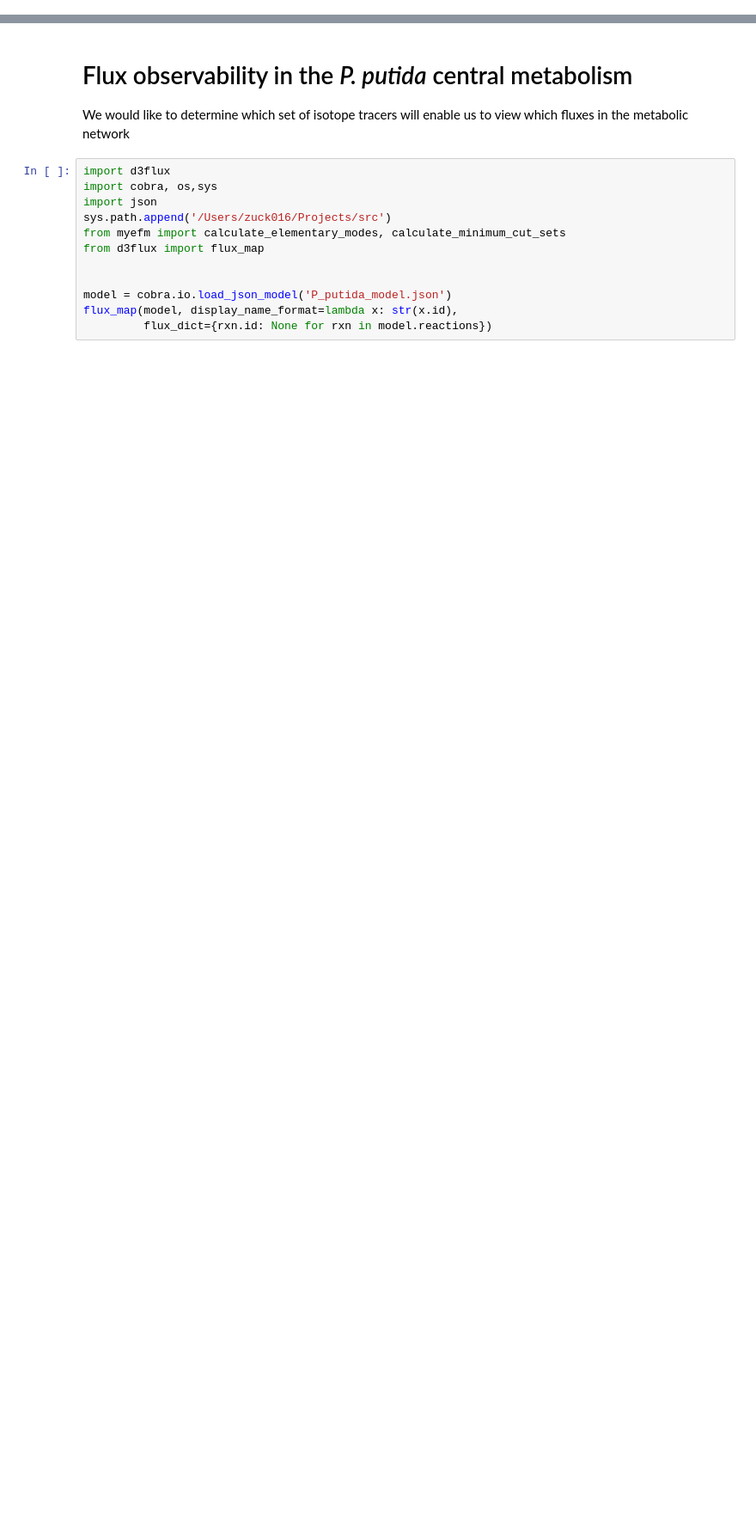
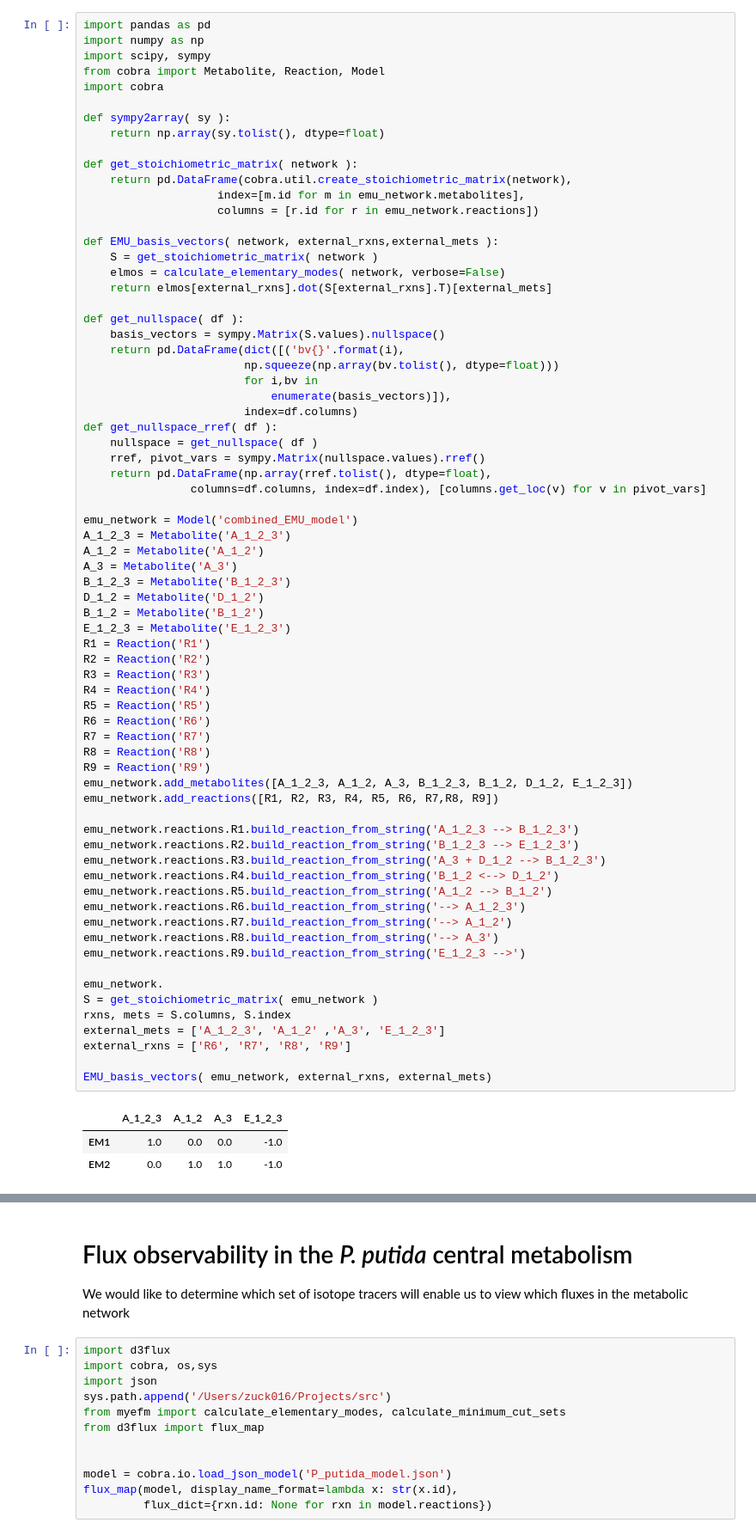
Before and after one commit to AgileBioFoundry/EMSL-Summer-School-2021-fluxomics, a Jupyter notebook: flux observability analysis.ipynb, the cells around one changed output, grey strips where cells are left out. Shown at 86% size. Saved outputs shown, nothing was run; the diff lists cells and outputs as text; blank space fills up the shorter version.

Commit message:
Added EMU basis vector analysis and Figure 3 emu network to git

```diff
--- a/flux observability analysis.ipynb
+++ b/flux observability analysis.ipynb
@@ -0,0 +5,74 @@
+# %%
+import pandas as pd
+import numpy as np
+import scipy, sympy
+from cobra import Metabolite, Reaction, Model
+import cobra
+
+def sympy2array( sy ):
+    return np.array(sy.tolist(), dtype=float)
+
+def get_stoichiometric_matrix( network ):
+    return pd.DataFrame(cobra.util.create_stoichiometric_matrix(network),
+                    index=[m.id for m in emu_network.metabolites],
+                    columns = [r.id for r in emu_network.reactions])
+
+def EMU_basis_vectors( network, external_rxns,external_mets ):
+    S = get_stoichiometric_matrix( network )
+    elmos = calculate_elementary_modes( network, verbose=False)
+    return elmos[external_rxns].dot(S[external_rxns].T)[external_mets]
+
+def get_nullspace( df ):
+    basis_vectors = sympy.Matrix(S.values).nullspace()
+    return pd.DataFrame(dict([('bv{}'.format(i),
+                        np.squeeze(np.array(bv.tolist(), dtype=float)))
+                        for i,bv in
+                            enumerate(basis_vectors)]),
+                        index=df.columns)
+def get_nullspace_rref( df ):
+    nullspace = get_nullspace( df )
+    rref, pivot_vars = sympy.Matrix(nullspace.values).rref()
+    return pd.DataFrame(np.array(rref.tolist(), dtype=float),
+                columns=df.columns, index=df.index), [columns.get_loc(v) for v in pivot_vars]
+
+emu_network = Model('combined_EMU_model')
+A_1_2_3 = Metabolite('A_1_2_3')
+A_1_2 = Metabolite('A_1_2')
+A_3 = Metabolite('A_3')
+B_1_2_3 = Metabolite('B_1_2_3')
+D_1_2 = Metabolite('D_1_2')
+B_1_2 = Metabolite('B_1_2')
+E_1_2_3 = Metabolite('E_1_2_3')
+R1 = Reaction('R1')
+R2 = Reaction('R2')
+R3 = Reaction('R3')
+R4 = Reaction('R4')
+R5 = Reaction('R5')
+R6 = Reaction('R6')
+R7 = Reaction('R7')
+R8 = Reaction('R8')
+R9 = Reaction('R9')
+emu_network.add_metabolites([A_1_2_3, A_1_2, A_3, B_1_2_3, B_1_2, D_1_2, E_1_2_3])
+emu_network.add_reactions([R1, R2, R3, R4, R5, R6, R7,R8, R9])
+
+emu_network.reactions.R1.build_reaction_from_string('A_1_2_3 --> B_1_2_3')
+emu_network.reactions.R2.build_reaction_from_string('B_1_2_3 --> E_1_2_3')
+emu_network.reactions.R3.build_reaction_from_string('A_3 + D_1_2 --> B_1_2_3')
+emu_network.reactions.R4.build_reaction_from_string('B_1_2 <--> D_1_2')
+emu_network.reactions.R5.build_reaction_from_string('A_1_2 --> B_1_2')
+emu_network.reactions.R6.build_reaction_from_string('--> A_1_2_3')
+emu_network.reactions.R7.build_reaction_from_string('--> A_1_2')
+emu_network.reactions.R8.build_reaction_from_string('--> A_3')
+emu_network.reactions.R9.build_reaction_from_string('E_1_2_3 -->')
+
+emu_network.
+S = get_stoichiometric_matrix( emu_network )
+rxns, mets = S.columns, S.index
+external_mets = ['A_1_2_3', 'A_1_2' ,'A_3', 'E_1_2_3']
+external_rxns = ['R6', 'R7', 'R8', 'R9']
+
+EMU_basis_vectors( emu_network, external_rxns, external_mets)
+# %% [output]
+|  | A_1_2_3 | A_1_2 | A_3 | E_1_2_3 |
+| EM1 | 1.0 | 0.0 | 0.0 | -1.0 |
+| EM2 | 0.0 | 1.0 | 1.0 | -1.0 |
```
Also changed, not shown: parts of 4 cells of this notebook, 2 other files.
